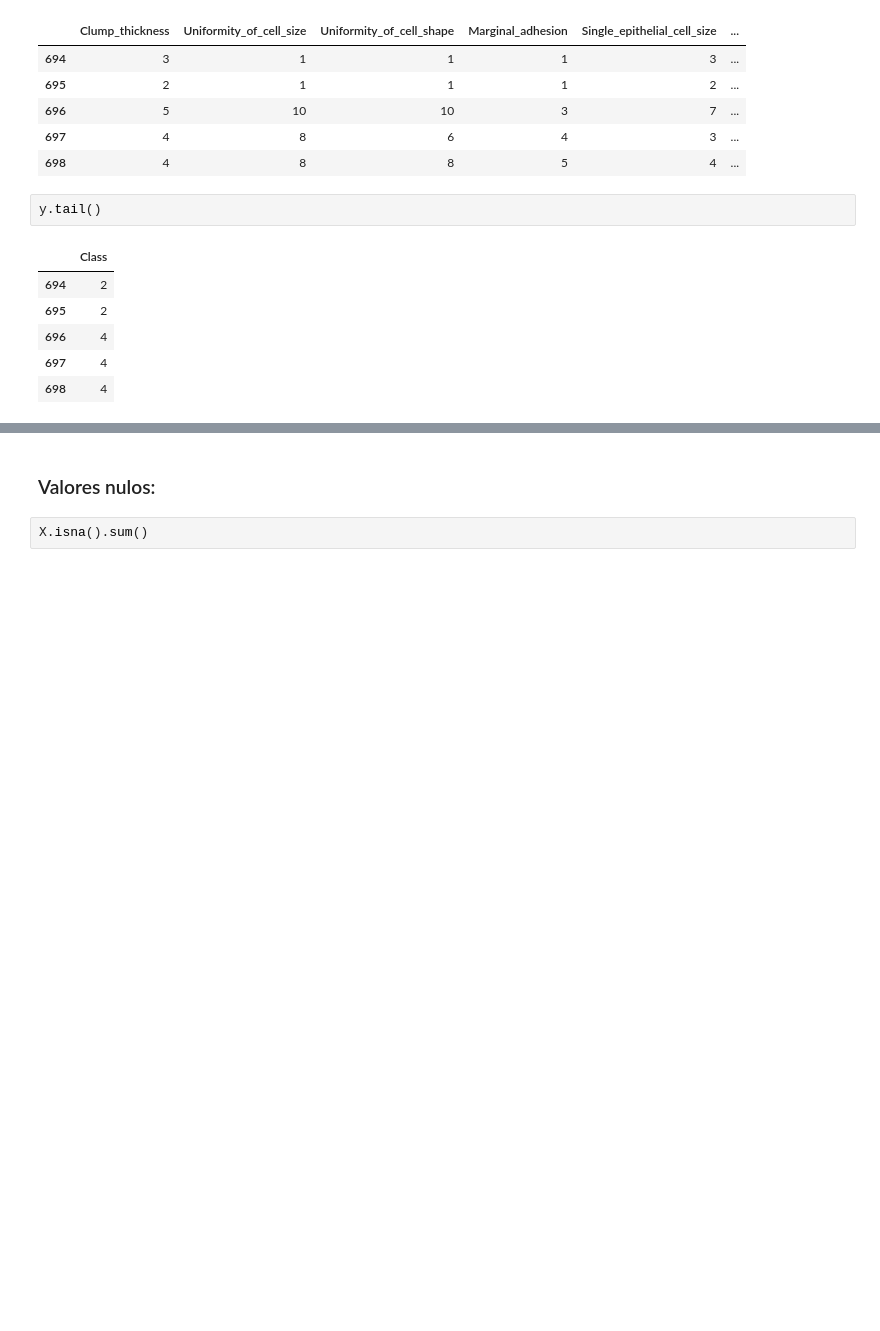
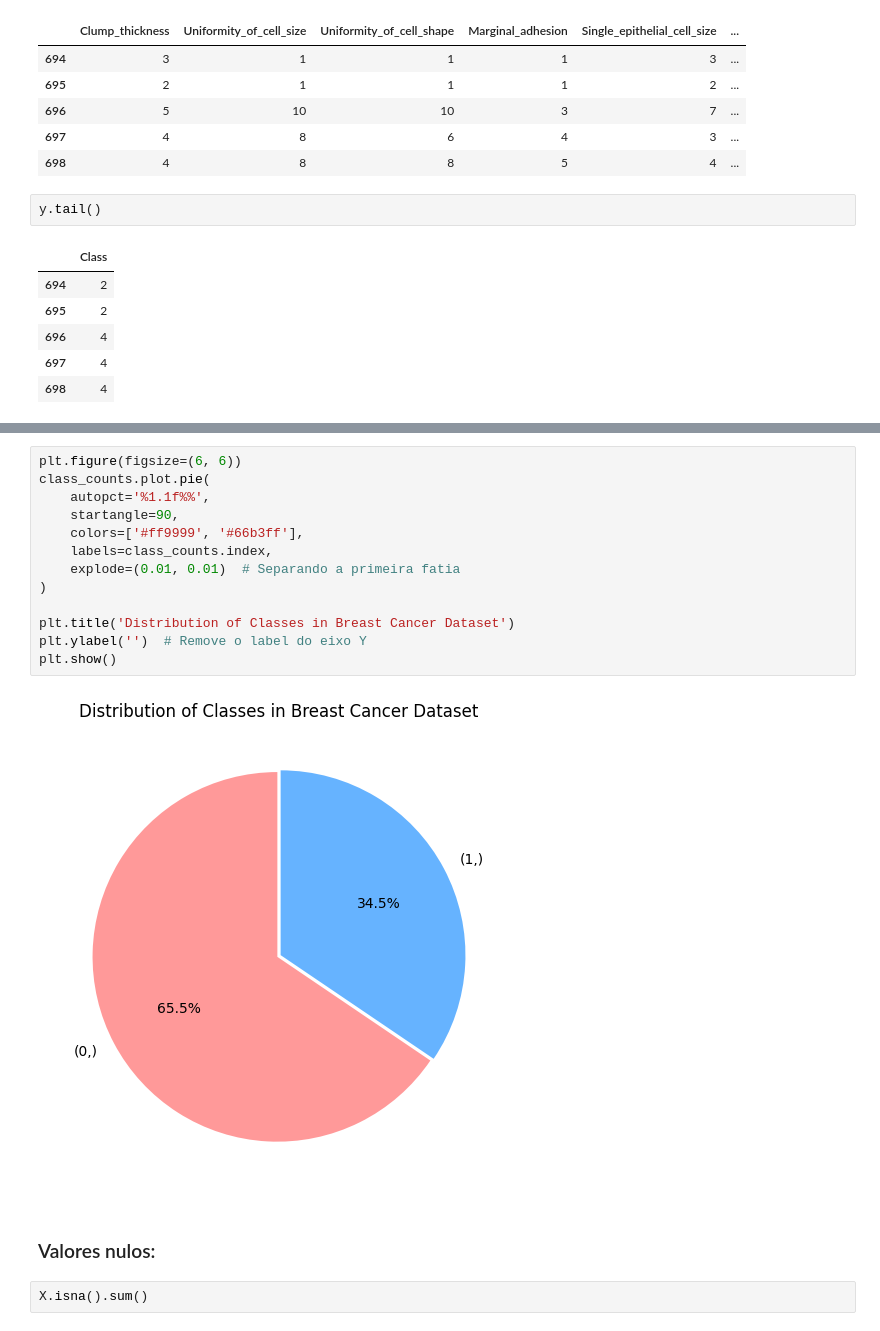
Before and after one commit to IvonLuiz/breast_cancer_kmeans, a Jupyter notebook: breast_cancer_kmeans.ipynb, the cells around one changed output, grey strips where cells are left out. Cells and saved outputs as stored; diff of their text form; blank space fills up the shorter version.

```diff
--- a/breast_cancer_kmeans.ipynb
+++ b/breast_cancer_kmeans.ipynb
@@ -89,3 +143,18 @@ X.describe().round(3)
+# %%
+plt.figure(figsize=(6, 6))
+class_counts.plot.pie(
+    autopct='%1.1f%%',
+    startangle=90,
+    colors=['#ff9999', '#66b3ff'],
+    labels=class_counts.index,
+    explode=(0.01, 0.01)  # Separando a primeira fatia
+)
+
+plt.title('Distribution of Classes in Breast Cancer Dataset')
+plt.ylabel('')  # Remove o label do eixo Y
+plt.show()
+# %% [output]
+[figure, added]
 # %% [markdown]
 ### Valores nulos:
 # %%
```
Also changed, not shown: parts of 12 cells of this notebook.
